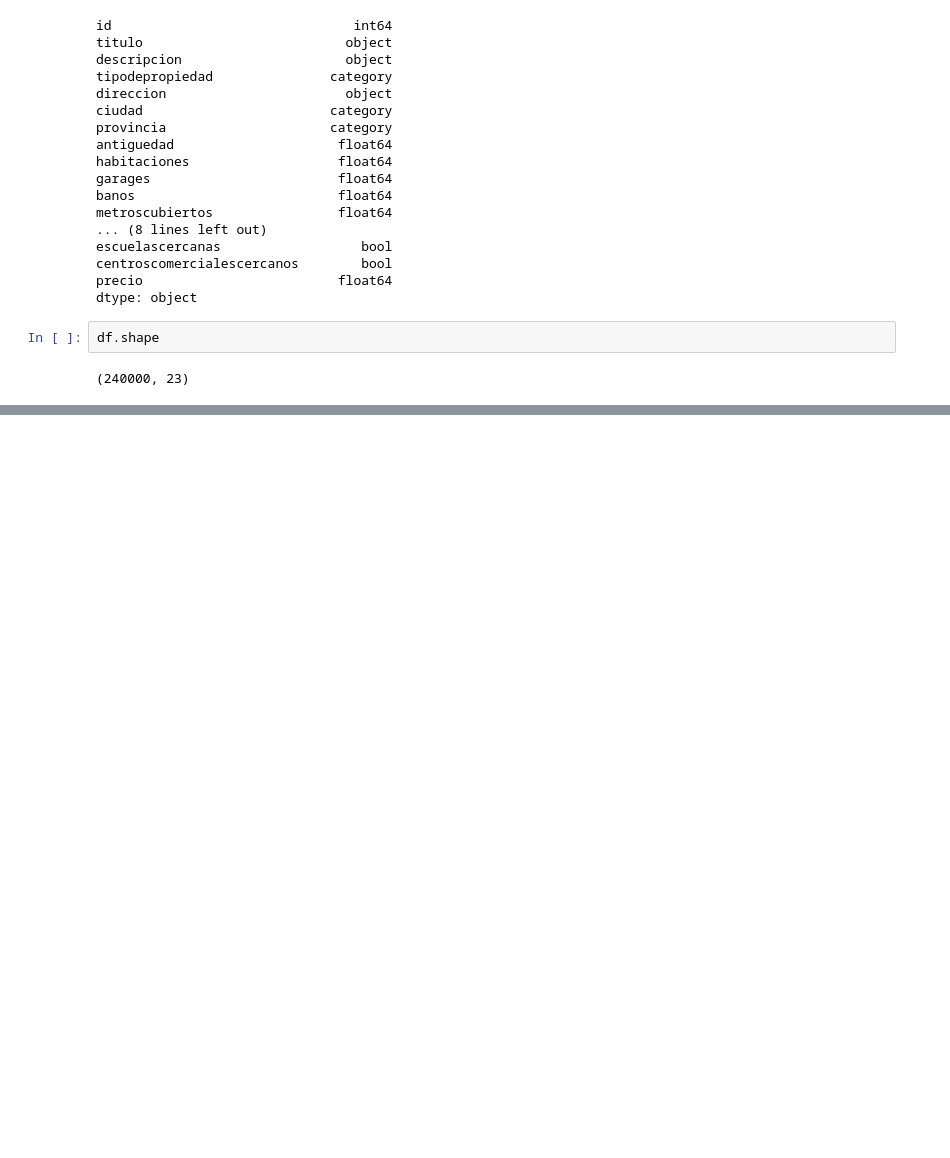
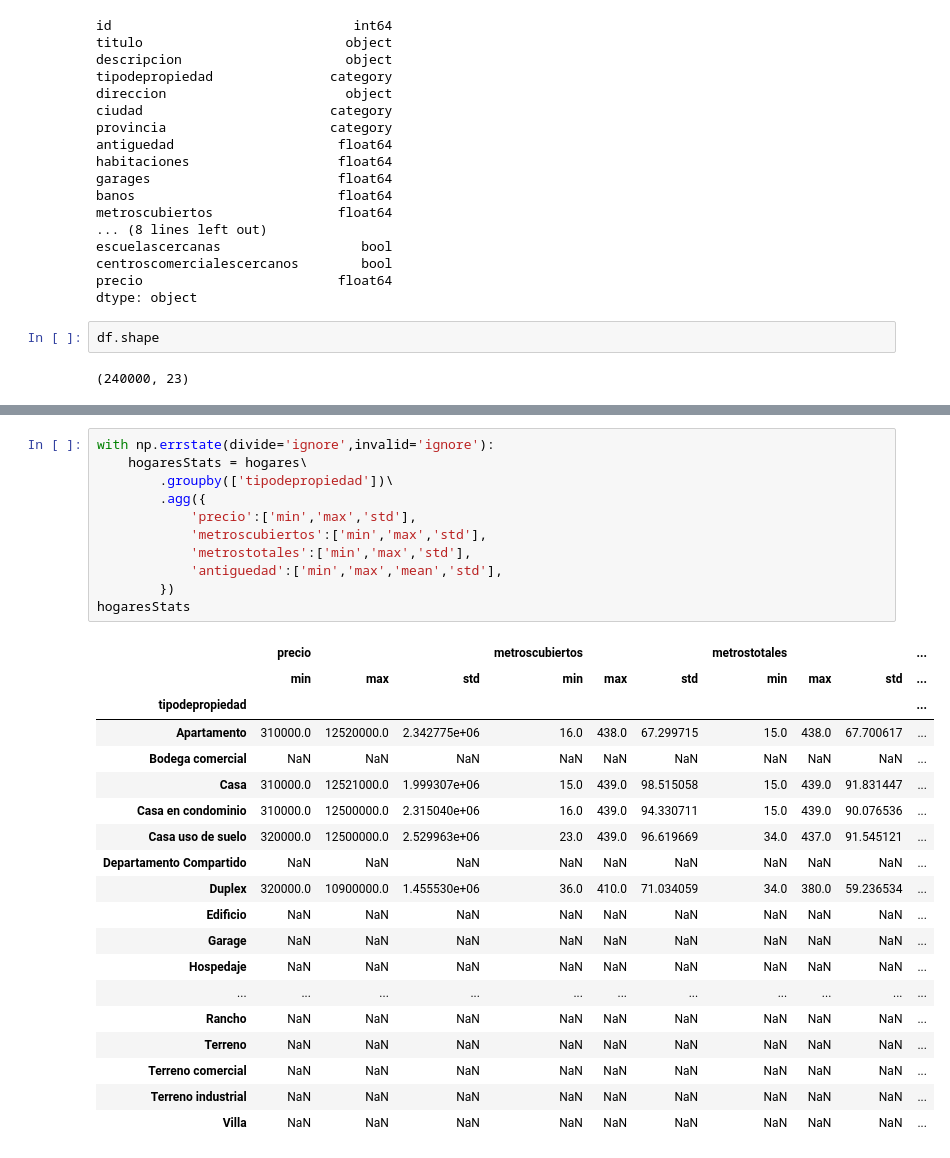
Before and after one commit to mrsoto/tp1_7506, a Jupyter notebook: mrs-analisis-de-datos.ipynb, the cells around one changed output, grey strips where cells are left out. Cells and saved outputs as stored; diff of their text form; blank space fills up the shorter version.

```diff
--- a/mrs-analisis-de-datos.ipynb
+++ b/mrs-analisis-de-datos.ipynb
@@ -76,0 +129,31 @@ numColumnsStats
+# %%
+with np.errstate(divide='ignore',invalid='ignore'):
+    hogaresStats = hogares\
+        .groupby(['tipodepropiedad'])\
+        .agg({
+            'precio':['min','max','std'],
+            'metroscubiertos':['min','max','std'],
+            'metrostotales':['min','max','std'],
+            'antiguedad':['min','max','mean','std'],
+        })
+hogaresStats
+# %% [output]
+|  | precio |  |  | metroscubiertos |  |  | metrostotales |  |  | ... |
+|  | min | max | std | min | max | std | min | max | std | ... |
+| tipodepropiedad |  |  |  |  |  |  |  |  |  | ... |
+| Apartamento | 310000.0 | 12520000.0 | 2.342775e+06 | 16.0 | 438.0 | 67.299715 | 15.0 | 438.0 | 67.700617 | ... |
+| Bodega comercial | NaN | NaN | NaN | NaN | NaN | NaN | NaN | NaN | NaN | ... |
+| Casa | 310000.0 | 12521000.0 | 1.999307e+06 | 15.0 | 439.0 | 98.515058 | 15.0 | 439.0 | 91.831447 | ... |
+| Casa en condominio | 310000.0 | 12500000.0 | 2.315040e+06 | 16.0 | 439.0 | 94.330711 | 15.0 | 439.0 | 90.076536 | ... |
+| Casa uso de suelo | 320000.0 | 12500000.0 | 2.529963e+06 | 23.0 | 439.0 | 96.619669 | 34.0 | 437.0 | 91.545121 | ... |
+| Departamento Compartido | NaN | NaN | NaN | NaN | NaN | NaN | NaN | NaN | NaN | ... |
+| Duplex | 320000.0 | 10900000.0 | 1.455530e+06 | 36.0 | 410.0 | 71.034059 | 34.0 | 380.0 | 59.236534 | ... |
+| Edificio | NaN | NaN | NaN | NaN | NaN | NaN | NaN | NaN | NaN | ... |
+| Garage | NaN | NaN | NaN | NaN | NaN | NaN | NaN | NaN | NaN | ... |
+| Hospedaje | NaN | NaN | NaN | NaN | NaN | NaN | NaN | NaN | NaN | ... |
+| ... | ... | ... | ... | ... | ... | ... | ... | ... | ... | ... |
+| Rancho | NaN | NaN | NaN | NaN | NaN | NaN | NaN | NaN | NaN | ... |
+| Terreno | NaN | NaN | NaN | NaN | NaN | NaN | NaN | NaN | NaN | ... |
+| Terreno comercial | NaN | NaN | NaN | NaN | NaN | NaN | NaN | NaN | NaN | ... |
+| Terreno industrial | NaN | NaN | NaN | NaN | NaN | NaN | NaN | NaN | NaN | ... |
+| Villa | NaN | NaN | NaN | NaN | NaN | NaN | NaN | NaN | NaN | ... |
```
Also changed, not shown: parts of 11 cells of this notebook.
